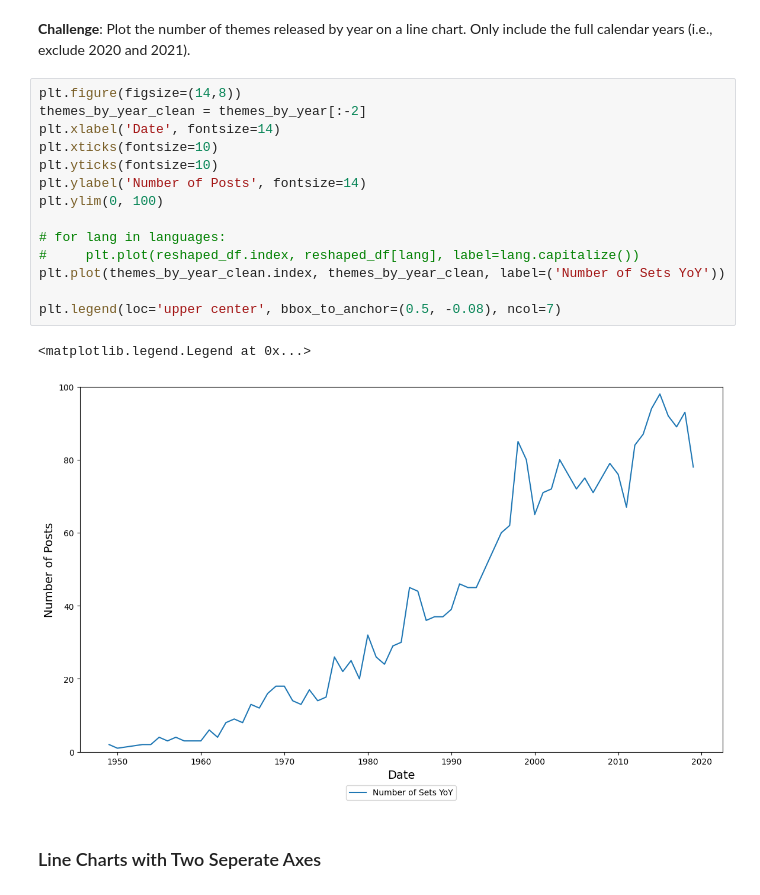
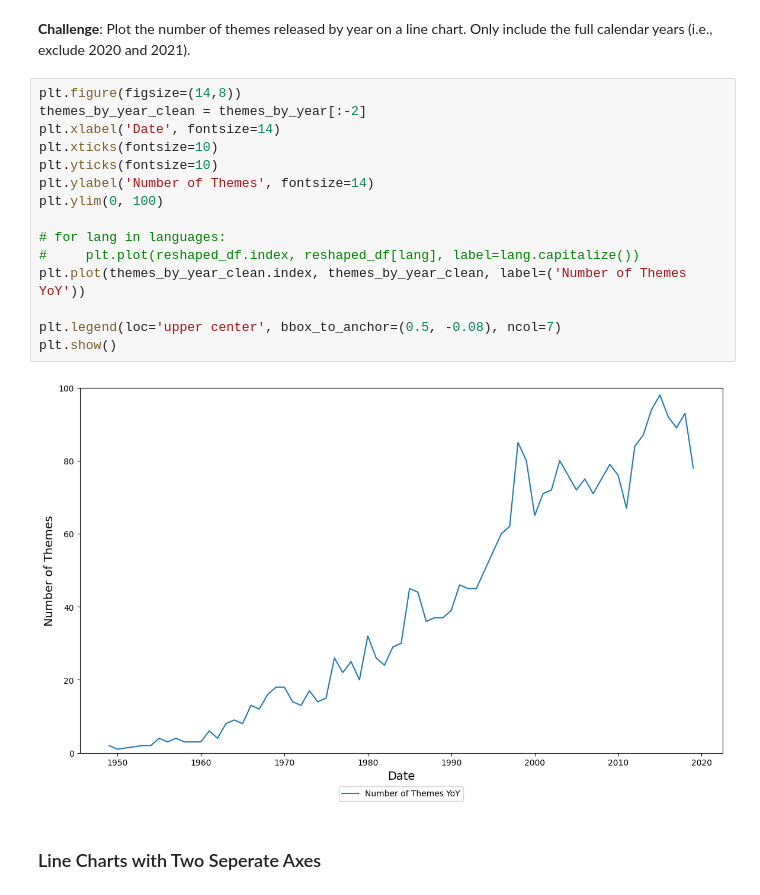
Before and after one commit to Zamir29/100-days-of-Python, a Jupyter notebook: day_74/Lego_Analysis_for_Course.ipynb, the cells around one changed output. Drawn from its saved outputs; the diff is of its cells as text.

```diff
--- a/day_74/Lego_Analysis_for_Course.ipynb
+++ b/day_74/Lego_Analysis_for_Course.ipynb
@@ -238,19 +238,19 @@ themes_by_year.tail()
 # %%
 plt.figure(figsize=(14,8))
 themes_by_year_clean = themes_by_year[:-2]
 plt.xlabel('Date', fontsize=14)
 plt.xticks(fontsize=10)
 plt.yticks(fontsize=10)
-plt.ylabel('Number of Posts', fontsize=14)
+plt.ylabel('Number of Themes', fontsize=14)
 plt.ylim(0, 100)
 
 # for lang in languages:
 #     plt.plot(reshaped_df.index, reshaped_df[lang], label=lang.capitalize())
-plt.plot(themes_by_year_clean.index, themes_by_year_clean, label=('Number of Sets YoY'))
+plt.plot(themes_by_year_clean.index, themes_by_year_clean, label=('Number of Themes YoY'))
 
 plt.legend(loc='upper center', bbox_to_anchor=(0.5, -0.08), ncol=7)
+plt.show()
 # %% [output]
-<matplotlib.legend.Legend at 0x...>
-[figure, old version]
+[figure, new version]
 # %% [markdown]
 ### Line Charts with Two Seperate Axes
```
Also changed, not shown: parts of 5 cells of this notebook.
